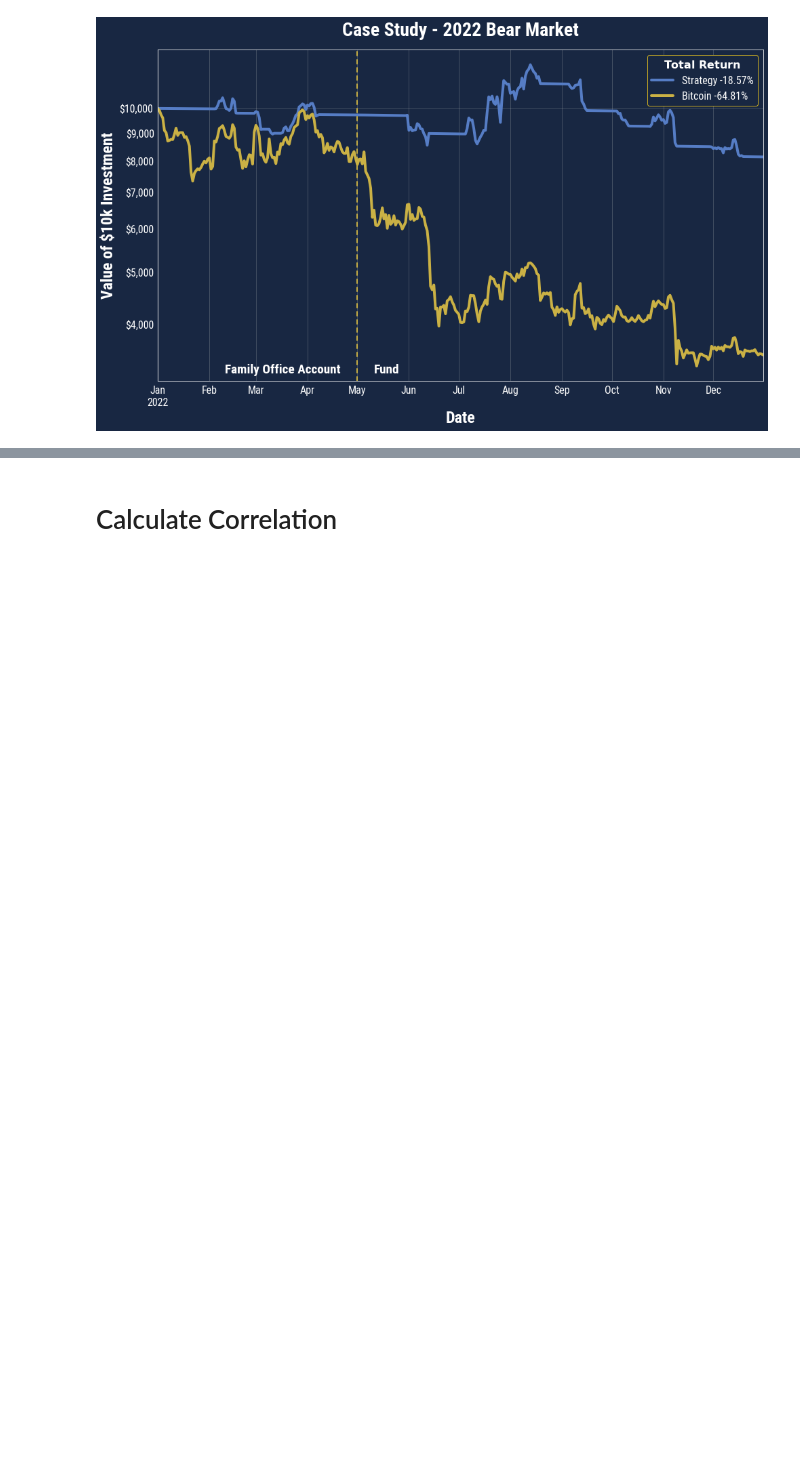
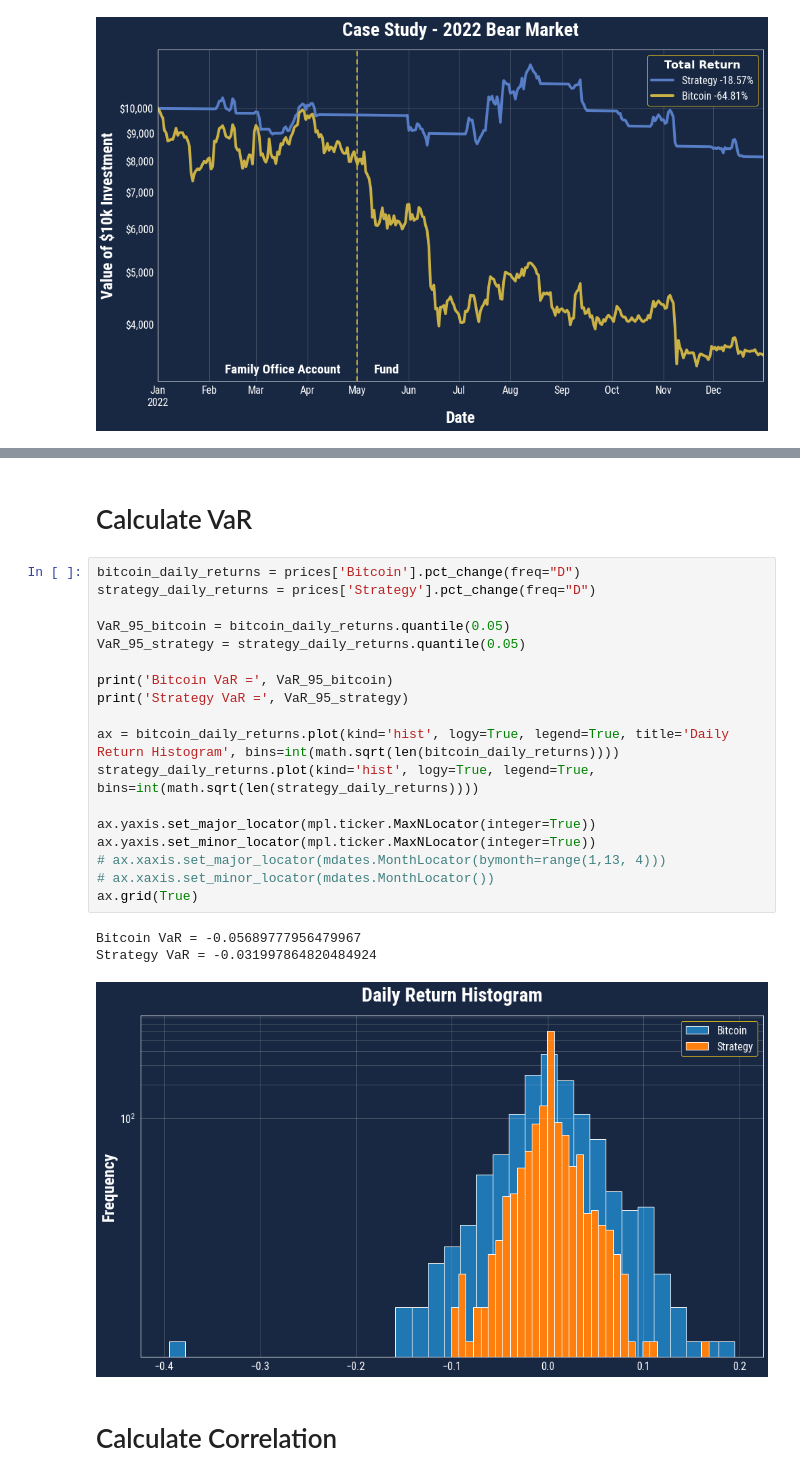
Before and after one commit to joshua-peck/truecode_metrics, a Jupyter notebook: TrueCode Metrics.ipynb, the cells around one changed output, grey strips where cells are left out. Cells and saved outputs as stored; diff of their text form; blank space fills up the shorter version.

```diff
--- a/TrueCode Metrics.ipynb
+++ b/TrueCode Metrics.ipynb
@@ -314,3 +333,27 @@ Name: Strategy, Length: 1199, dtype: float64
+# %% [markdown]
+# Calculate VaR
+# %%
+bitcoin_daily_returns = prices['Bitcoin'].pct_change(freq="D")
+strategy_daily_returns = prices['Strategy'].pct_change(freq="D")
+
+VaR_95_bitcoin = bitcoin_daily_returns.quantile(0.05)
+VaR_95_strategy = strategy_daily_returns.quantile(0.05)
+
+print('Bitcoin VaR =', VaR_95_bitcoin)
+print('Strategy VaR =', VaR_95_strategy)
+
+ax = bitcoin_daily_returns.plot(kind='hist', logy=True, legend=True, title='Daily Return Histogram', bins=int(math.sqrt(len(bitcoin_daily_returns))))
+strategy_daily_returns.plot(kind='hist', logy=True, legend=True, bins=int(math.sqrt(len(strategy_daily_returns))))
+
+ax.yaxis.set_major_locator(mpl.ticker.MaxNLocator(integer=True))
+ax.yaxis.set_minor_locator(mpl.ticker.MaxNLocator(integer=True))
+# ax.xaxis.set_major_locator(mdates.MonthLocator(bymonth=range(1,13, 4)))
+# ax.xaxis.set_minor_locator(mdates.MonthLocator())
+ax.grid(True)
+# %% [output]
+Bitcoin VaR = -0.05689777956479967
+Strategy VaR = -0.031997864820484924
+[figure, added]
 # %% [markdown]
 # Calculate Correlation
 # %%
```
Also changed, not shown: parts of 17 cells of this notebook, 2 other files.
